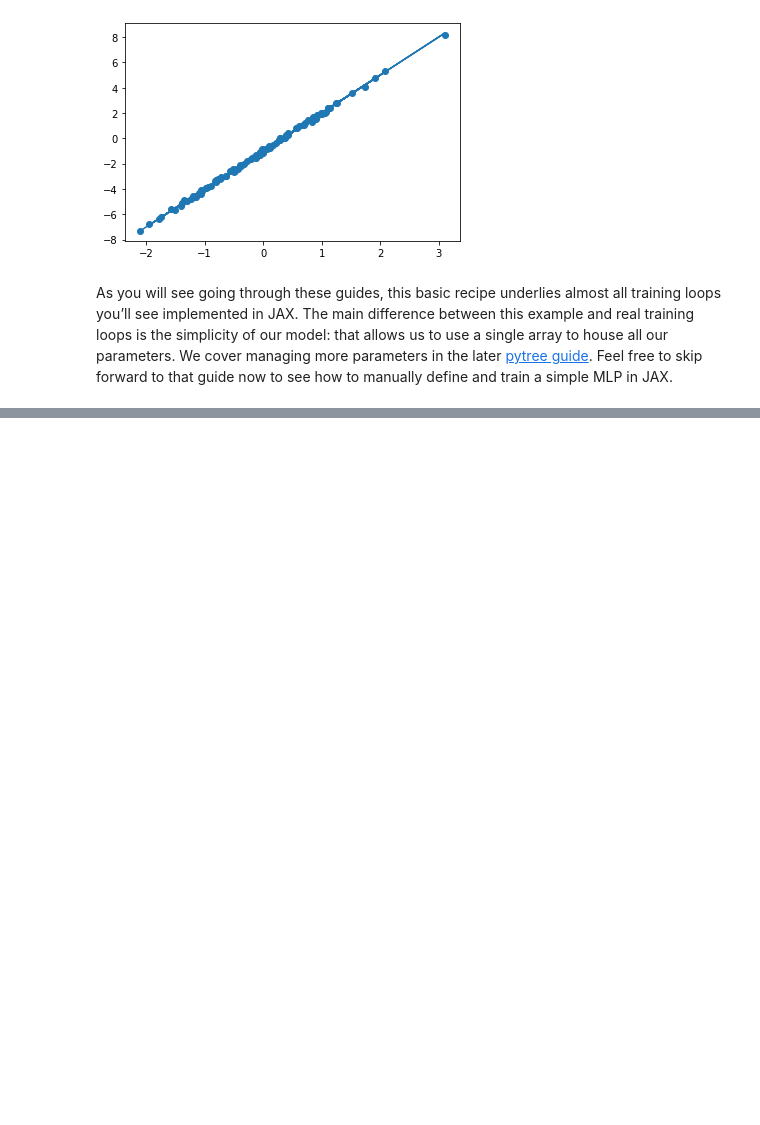
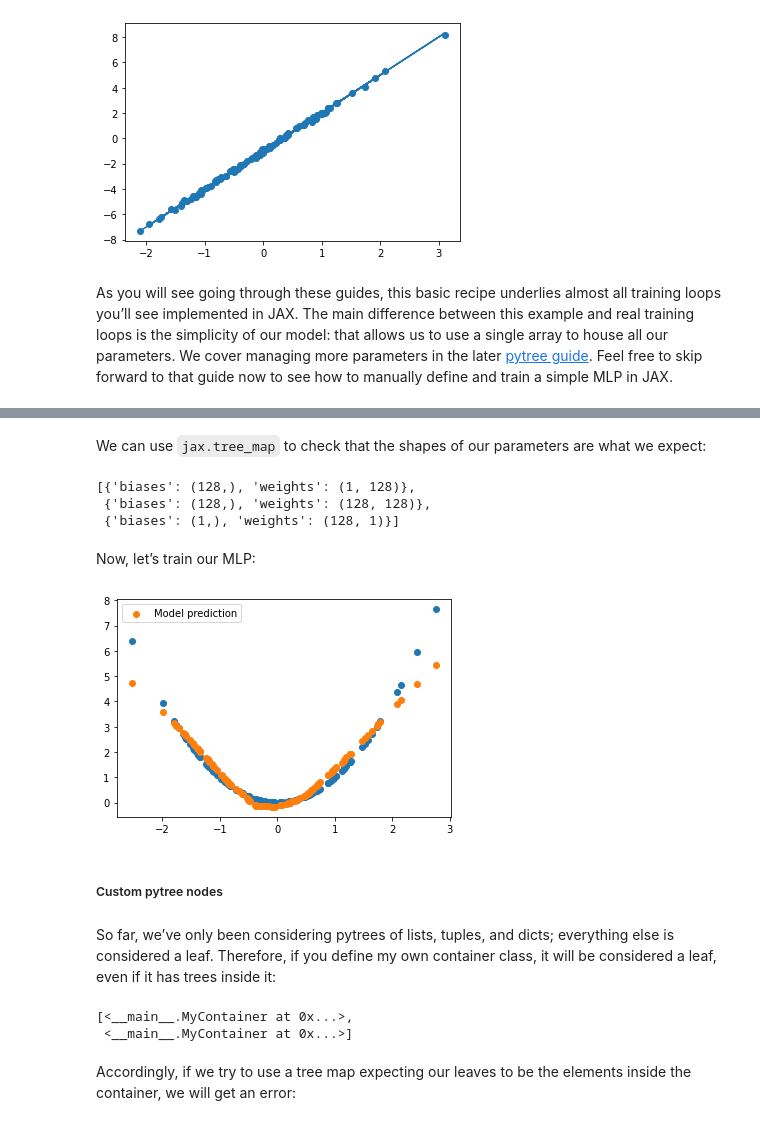
Before and after one commit to shawwn/jaxnotes, a Jupyter notebook: notebooks/001_Welcome_To_Colaboratory.ipynb, the cells around one changed output, grey strips where cells are left out. Cells and saved outputs as stored; diff of their text form; code cells hidden in the pictures; blank space fills up the shorter version.

Commit message:
Add section "Working with Pytrees"

```diff
--- a/notebooks/001_Welcome_To_Colaboratory.ipynb
+++ b/notebooks/001_Welcome_To_Colaboratory.ipynb
@@ -1553,0 +1645,52 @@ As you will see going through these guides, this basic recipe underlies almost a
+# %% [markdown]
+We can use `jax.tree_map` to check that the shapes of our parameters are what we expect:
+# %%
+jax.tree_map(lambda x: x.shape, params)
+# %% [output]
+[{'biases': (128,), 'weights': (1, 128)},
+ {'biases': (128,), 'weights': (128, 128)},
+ {'biases': (1,), 'weights': (128, 1)}]
+# %% [markdown]
+Now, let’s train our MLP:
+# %%
+def forward(params, x):
+  *hidden, last = params
+  for layer in hidden:
+    x = jax.nn.relu(x @ layer['weights'] + layer['biases'])
+  return x @ last['weights'] + last['biases']
+
+def loss_fn(params, x, y):
+  return jnp.mean((forward(params, x) - y) ** 2)
+
+LEARNING_RATE = 0.0001
+
+@jax.jit
+def update(params, x, y):
+
+  grads = jax.grad(loss_fn)(params, x, y)
+  # Note that `grads` is a pytree with the same structure as `params`.
+  # `jax.grad` is one of the many JAX functions that has
+  # built-in support for pytrees.
+
+  # This is handy, because we can apply the SGD update using tree utils:
+  return jax.tree_multimap(
+      lambda p, g: p - LEARNING_RATE * g, params, grads
+  )
+# %%
+import matplotlib.pyplot as plt
+
+xs = np.random.normal(size=(128, 1))
+ys = xs ** 2
+
+for _ in range(1000):
+  params = update(params, xs, ys)
+
+plt.scatter(xs, ys)
+plt.scatter(xs, forward(params, xs), label='Model prediction')
+plt.legend();
+# %% [output]
+[figure, added]
+# %% [markdown]
+##### Custom pytree nodes
+# %% [markdown]
+So far, we’ve only been considering pytrees of lists, tuples, and dicts; everything else is considered a leaf. Therefore, if you define my own container class, it will be considered a leaf, even if it has trees inside it:
@@ -1553,0 +1706,10 @@ As you will see going through these guides, this basic recipe underlies almost a
+# %%
+jax.tree_leaves([
+    MyContainer('Alice', 1, 2, 3),
+    MyContainer('Bob', 4, 5, 6)
+])
+# %% [output]
+[<__main__.MyContainer at 0x...>,
+ <__main__.MyContainer at 0x...>]
+# %% [markdown]
+Accordingly, if we try to use a tree map expecting our leaves to be the elements inside the container, we will get an error:
```
Also changed, not shown: parts of 42 cells of this notebook.
